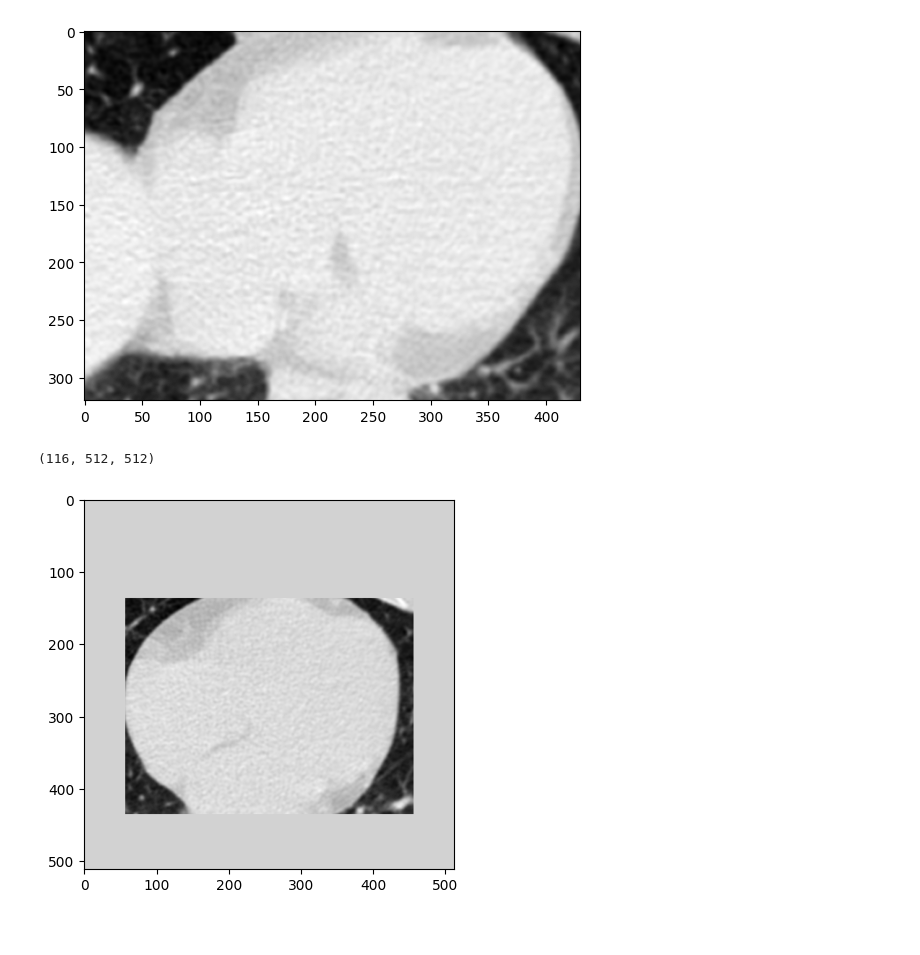
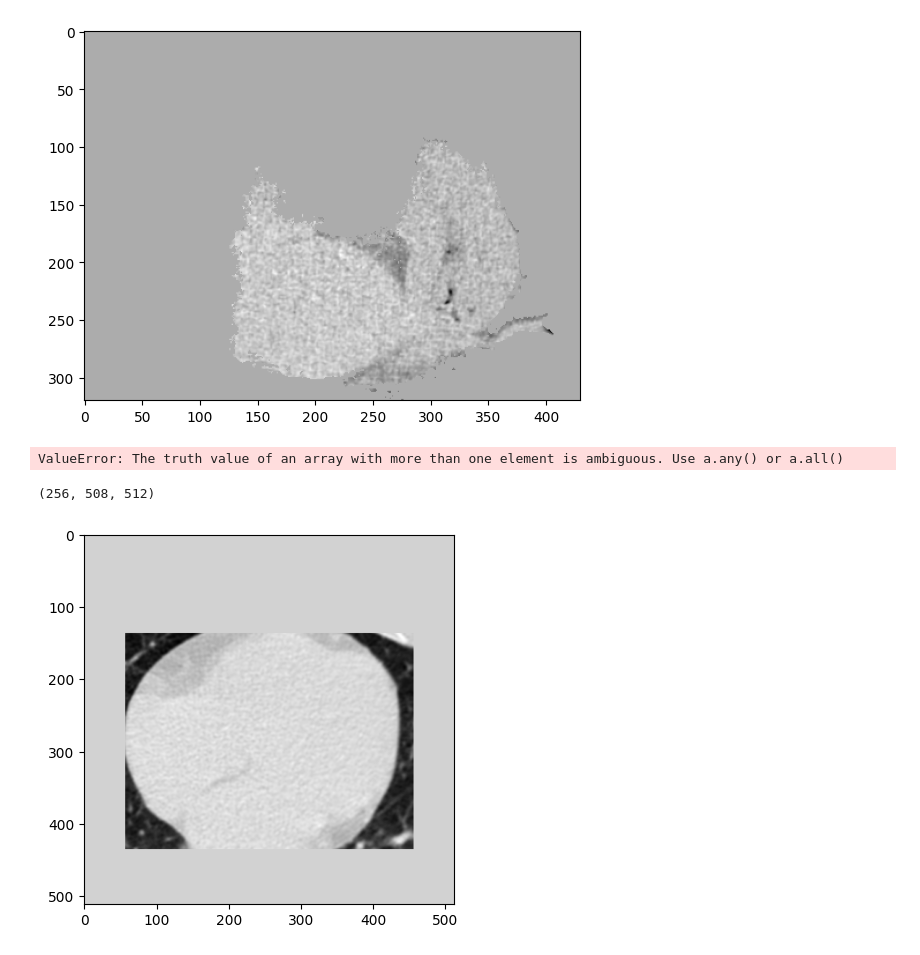
Before and after one commit to MayunaGupta/ECE207A_CT_project, a Jupyter notebook: Porject.ipynb, the cells around one changed output. Cells and saved outputs as stored; diff of their text form; code cells hidden in the pictures.

```diff
--- a/Porject.ipynb
+++ b/Porject.ipynb
@@ -13,18 +13,30 @@ Image = sitk.ReadImage("test.nii.gz")
 # sitk.Show(Image)
 space = Image.GetSpacing()
 voxel_volume = space[0]*space[1]*space[2]
+# %%
+img1 = sitk.ReadImage("Temporal 75 Cal Score .625 DLIR SSF - 306.nii.gz")
+mask1 = sitk.ReadImage("Segmentation preview-Segment_1-label.nii.gz")
+space = img1.GetSpacing()
+voxel_volume = space[0]*space[1]*space[2]
 # %%
-image_array = sitk.GetArrayViewFromImage(Image)
-
-
+image_array = sitk.GetArrayViewFromImage(img1)[:,0:508,:]
+mask_array = sitk.GetArrayFromImage(mask1)
+cropped_array = image_array * mask_array
 # Display the image using Matplotlib
-plt.imshow(image_array[40,130:450,20:450], cmap="gray")
+plt.imshow(cropped_array[40,130:450,20:450], cmap="gray")
 plt.show()
+# # Display the image using Matplotlib
+# plt.imshow(mask_array[40,130:450,20:450], cmap="gray")
+# plt.show()
 # %% [output]
-[figure, old version]
+[figure, new version]
+# %%
+max(sitk.GetArrayFromImage(mask1))
+# %% [output]
+ValueError: The truth value of an array with more than one element is ambiguous. Use a.any() or a.all()
 # %%
-mask = np.zeros(image_array.shape)
-mask.shape
+# mask = np.zeros(image_array.shape)
+# mask.shape
 # %% [output]
-(116, 512, 512)
+(256, 508, 512)
 # %%
```
Also changed, not shown: parts of 11 cells of this notebook, 1 other file.
